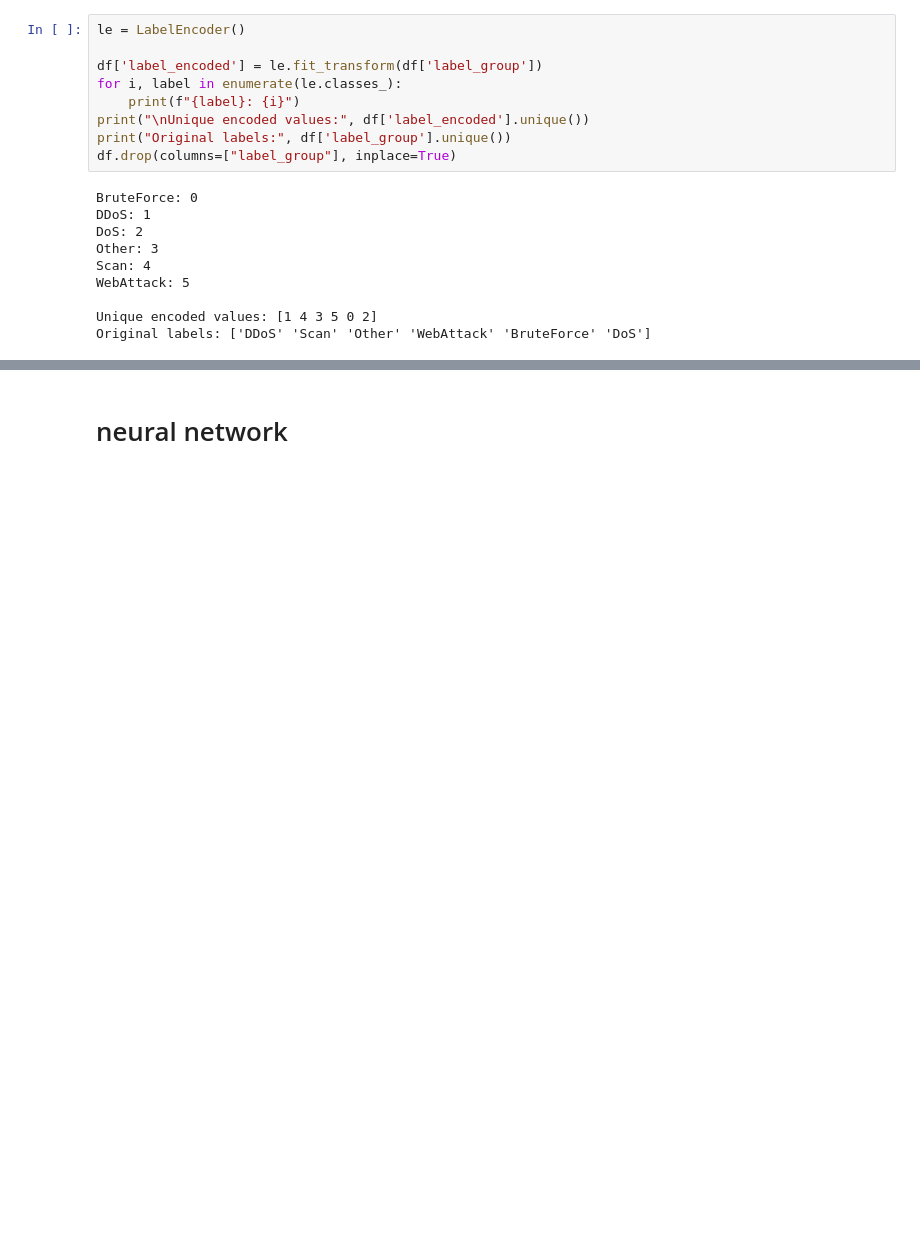
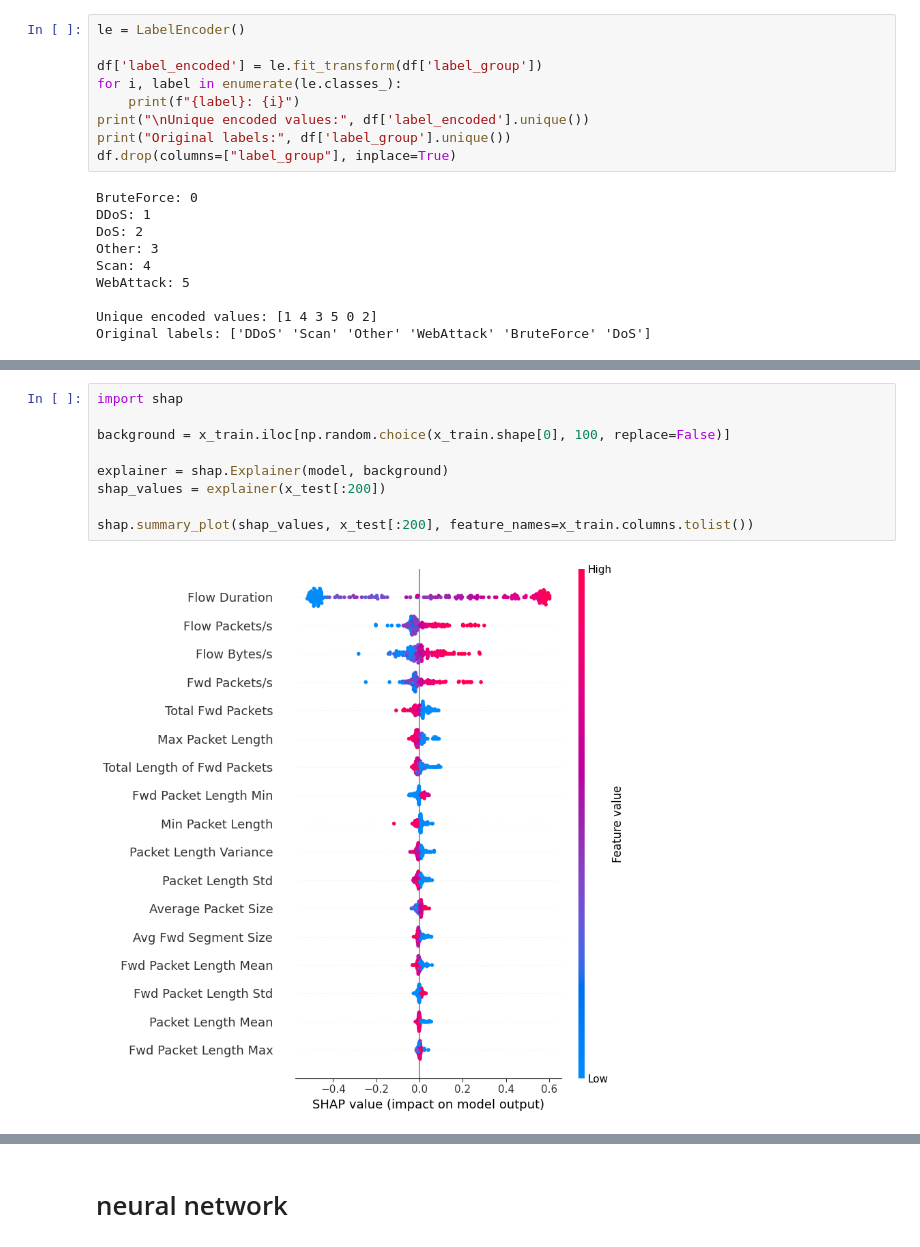
Before and after one commit to lucchinaluca/thesis-datasec, a Jupyter notebook: Pseudo-Labeling.ipynb, the cells around one changed output, grey strips where cells are left out. Drawn from its saved outputs; the diff is of its cells as text; blank space fills up the shorter version.

```diff
--- a/Pseudo-Labeling.ipynb
+++ b/Pseudo-Labeling.ipynb
@@ -221,0 +316,11 @@ Original labels: ['DDoS' 'Scan' 'Other' 'WebAttack' 'BruteForce' 'DoS']
+# %%
+import shap
+
+background = x_train.iloc[np.random.choice(x_train.shape[0], 100, replace=False)]
+
+explainer = shap.Explainer(model, background)
+shap_values = explainer(x_test[:200])
+
+shap.summary_plot(shap_values, x_test[:200], feature_names=x_train.columns.tolist())
+# %% [output]
+[figure, added]
```
Also changed, not shown: parts of 30 cells of this notebook.
